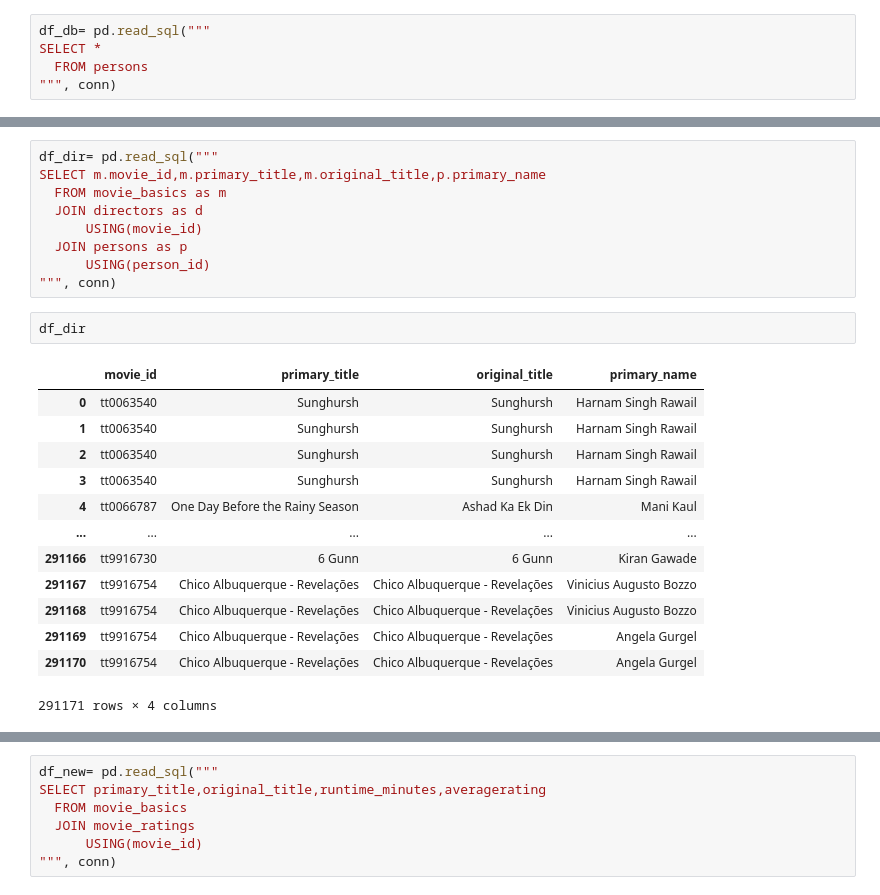
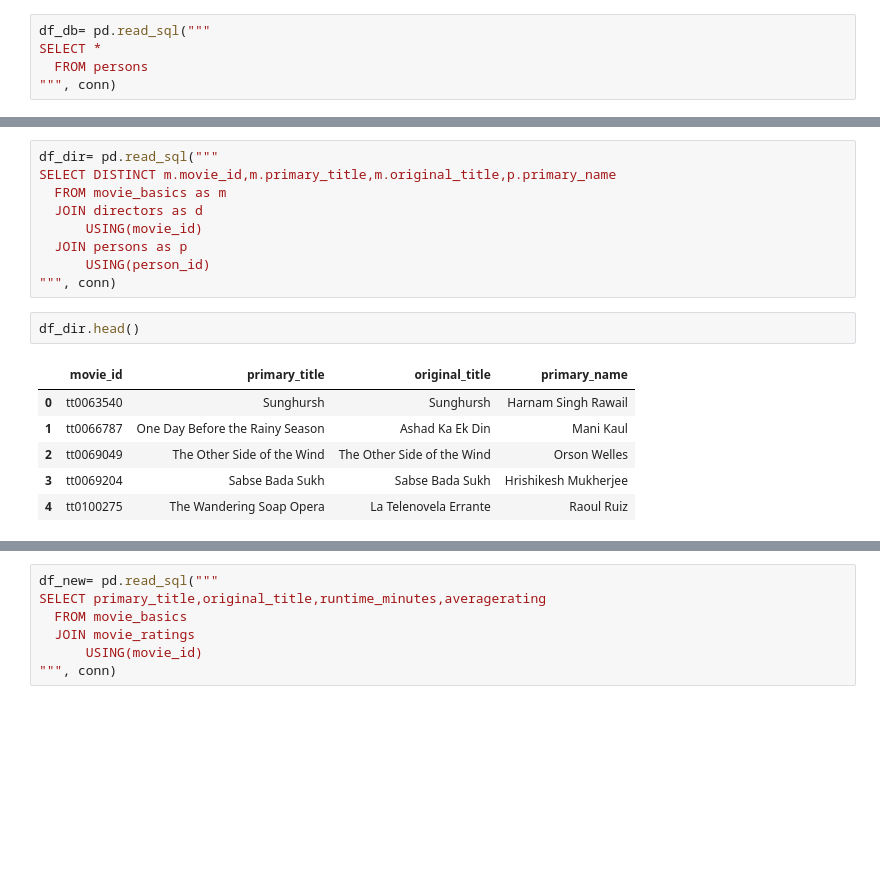
Before and after one commit to kmcneil901/Film-Type-Proposal-09.2023, a Jupyter notebook: student.ipynb, the cells around one changed output, grey strips where cells are left out. Drawn from its saved outputs; the diff is of its cells as text; blank space fills up the shorter version.

```diff
--- a/student.ipynb
+++ b/student.ipynb
@@ -276,6 +298,6 @@ df_db
 # %%
 df_dir= pd.read_sql("""
-SELECT m.movie_id,m.primary_title,m.original_title,p.primary_name
+SELECT DISTINCT m.movie_id,m.primary_title,m.original_title,p.primary_name
   FROM movie_basics as m
   JOIN directors as d
       USING(movie_id)
@@ -283,19 +305,12 @@ SELECT m.movie_id,m.primary_title,m.original_title,p.primary_name
       USING(person_id)
 """, conn)
 # %%
-df_dir
+df_dir.head()
 # %% [output]
 |  | movie_id | primary_title | original_title | primary_name |
 | 0 | tt0063540 | Sunghursh | Sunghursh | Harnam Singh Rawail |
-| 1 | tt0063540 | Sunghursh | Sunghursh | Harnam Singh Rawail |
-| 2 | tt0063540 | Sunghursh | Sunghursh | Harnam Singh Rawail |
-| 3 | tt0063540 | Sunghursh | Sunghursh | Harnam Singh Rawail |
-| 4 | tt0066787 | One Day Before the Rainy Season | Ashad Ka Ek Din | Mani Kaul |
-| ... | ... | ... | ... | ... |
-| 291166 | tt9916730 | 6 Gunn | 6 Gunn | Kiran Gawade |
-| 291167 | tt9916754 | Chico Albuquerque - Revelações | Chico Albuquerque - Revelações | Vinicius Augusto Bozzo |
-| 291168 | tt9916754 | Chico Albuquerque - Revelações | Chico Albuquerque - Revelações | Vinicius Augusto Bozzo |
-| 291169 | tt9916754 | Chico Albuquerque - Revelações | Chico Albuquerque - Revelações | Angela Gurgel |
-| 291170 | tt9916754 | Chico Albuquerque - Revelações | Chico Albuquerque - Revelações | Angela Gurgel |
+| 1 | tt0066787 | One Day Before the Rainy Season | Ashad Ka Ek Din | Mani Kaul |
+| 2 | tt0069049 | The Other Side of the Wind | The Other Side of the Wind | Orson Welles |
+| 3 | tt0069204 | Sabse Bada Sukh | Sabse Bada Sukh | Hrishikesh Mukherjee |
+| 4 | tt0100275 | The Wandering Soap Opera | La Telenovela Errante | Raoul Ruiz |
-291171 rows × 4 columns
 # %%
```
Also changed, not shown: parts of 87 cells of this notebook.
